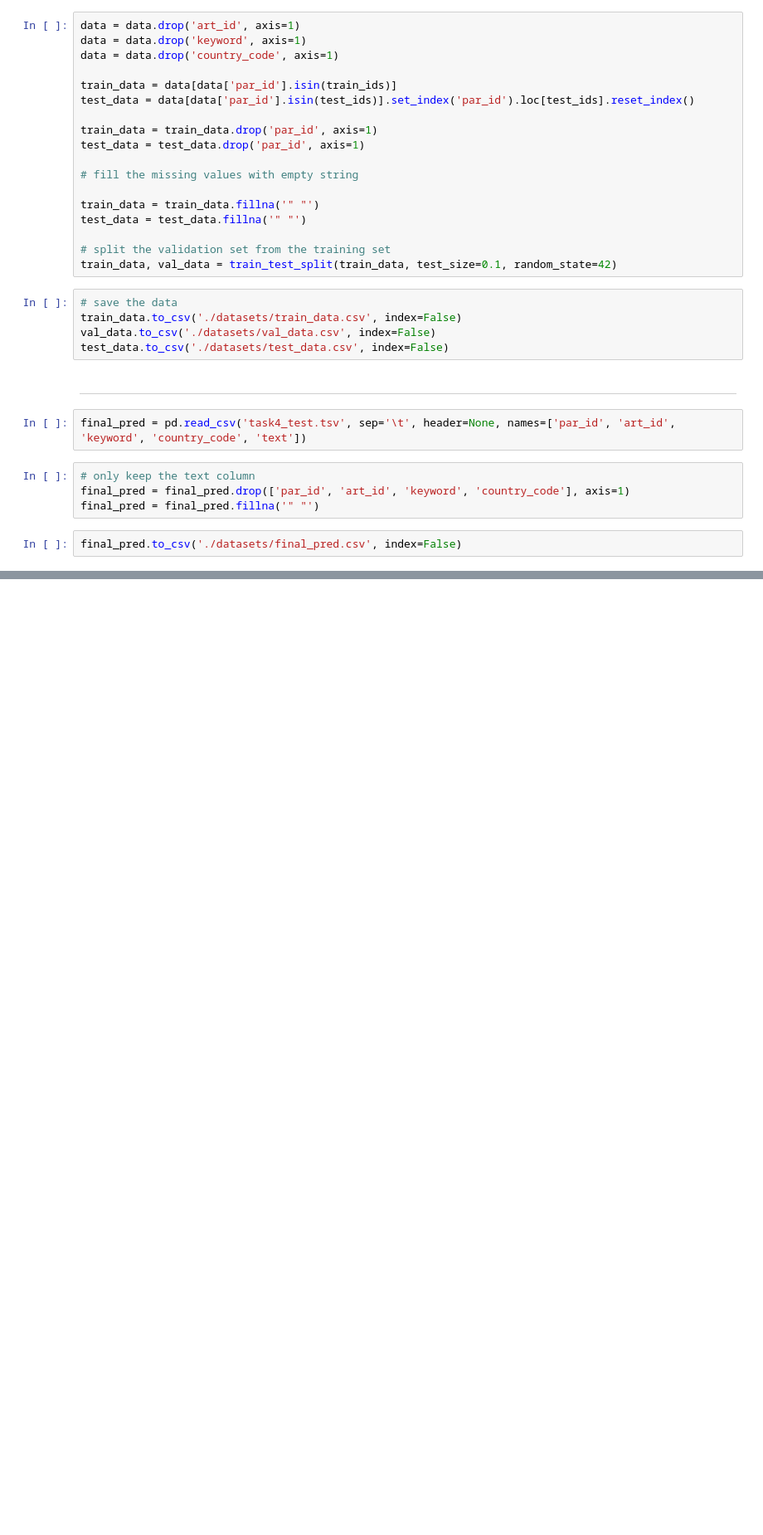
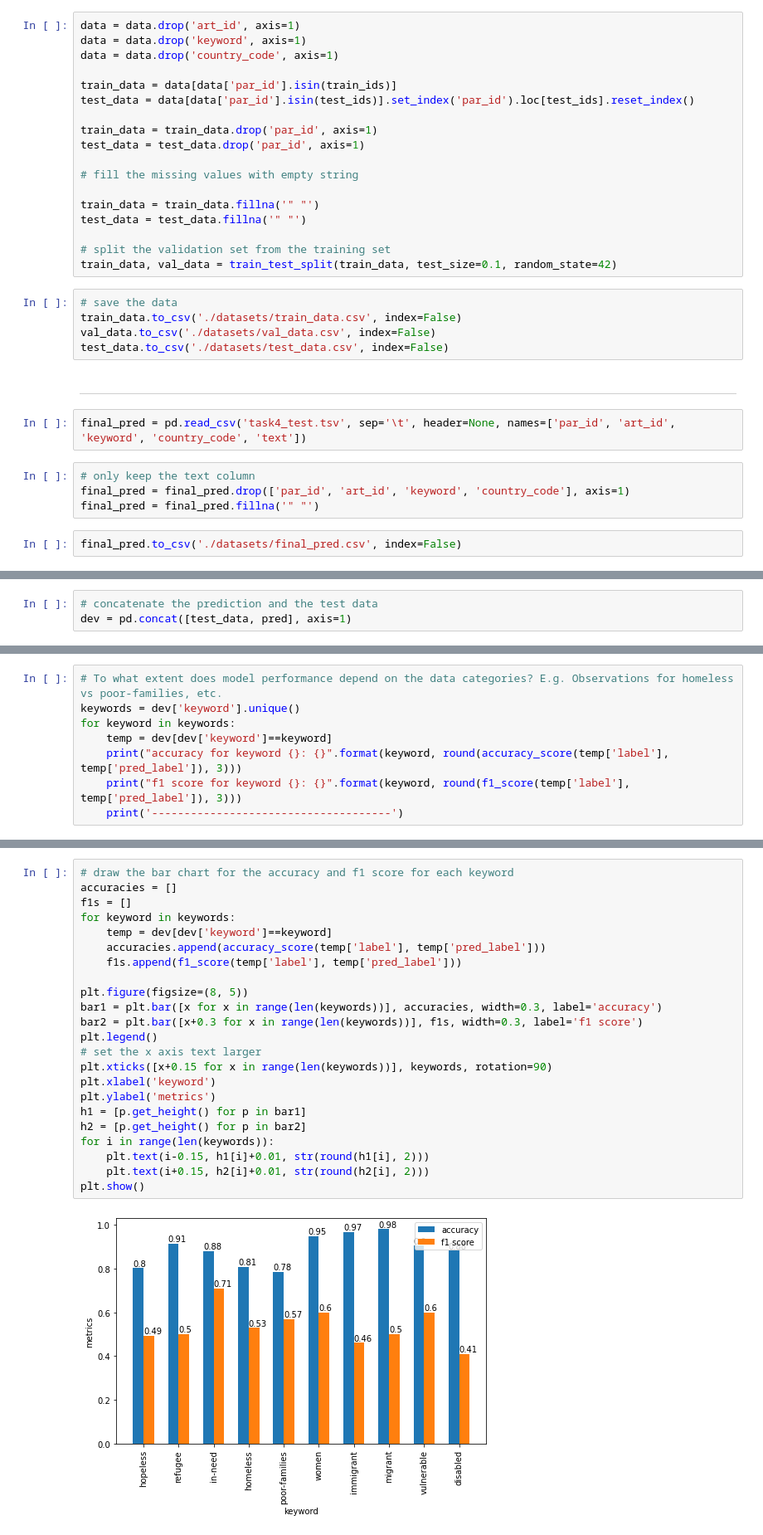
Before and after one commit to Falanke21/Don-t-Patronize-Me-HuggingFace-Implementation, a Jupyter notebook: data_analysis.ipynb, the cells around one changed output, grey strips where cells are left out. Shown at 83% size. Drawn from its saved outputs; the diff is of its cells as text; blank space fills up the shorter version.

```diff
--- a/data_analysis.ipynb
+++ b/data_analysis.ipynb
@@ -190,0 +209,3 @@ final_pred.to_csv('./datasets/final_pred.csv', index=False)
+# %%
+# concatenate the prediction and the test data
+dev = pd.concat([test_data, pred], axis=1)
@@ -190,0 +291,8 @@ final_pred.to_csv('./datasets/final_pred.csv', index=False)
+# %%
+# To what extent does model performance depend on the data categories? E.g. Observations for homeless vs poor-families, etc.
+keywords = dev['keyword'].unique()
+for keyword in keywords:
+    temp = dev[dev['keyword']==keyword]
+    print("accuracy for keyword {}: {}".format(keyword, round(accuracy_score(temp['label'], temp['pred_label']), 3)))
+    print("f1 score for keyword {}: {}".format(keyword, round(f1_score(temp['label'], temp['pred_label']), 3)))
+    print('-------------------------------------')
@@ -190,0 +317,25 @@ final_pred.to_csv('./datasets/final_pred.csv', index=False)
+# %%
+# draw the bar chart for the accuracy and f1 score for each keyword
+accuracies = []
+f1s = []
+for keyword in keywords:
+    temp = dev[dev['keyword']==keyword]
+    accuracies.append(accuracy_score(temp['label'], temp['pred_label']))
+    f1s.append(f1_score(temp['label'], temp['pred_label']))
+
+plt.figure(figsize=(8, 5))
+bar1 = plt.bar([x for x in range(len(keywords))], accuracies, width=0.3, label='accuracy')
+bar2 = plt.bar([x+0.3 for x in range(len(keywords))], f1s, width=0.3, label='f1 score')
+plt.legend()
+# set the x axis text larger
+plt.xticks([x+0.15 for x in range(len(keywords))], keywords, rotation=90)
+plt.xlabel('keyword')
+plt.ylabel('metrics')
+h1 = [p.get_height() for p in bar1]
+h2 = [p.get_height() for p in bar2]
+for i in range(len(keywords)):
+    plt.text(i-0.15, h1[i]+0.01, str(round(h1[i], 2)))
+    plt.text(i+0.15, h2[i]+0.01, str(round(h2[i], 2)))
+plt.show()
+# %% [output]
+[figure, added]
```
Also changed, not shown: parts of 13 cells of this notebook.
